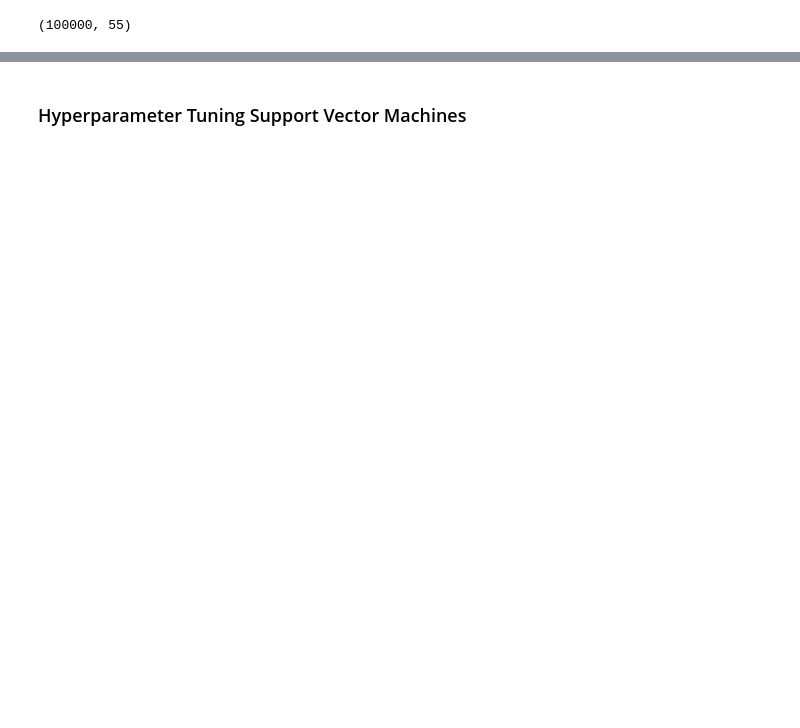
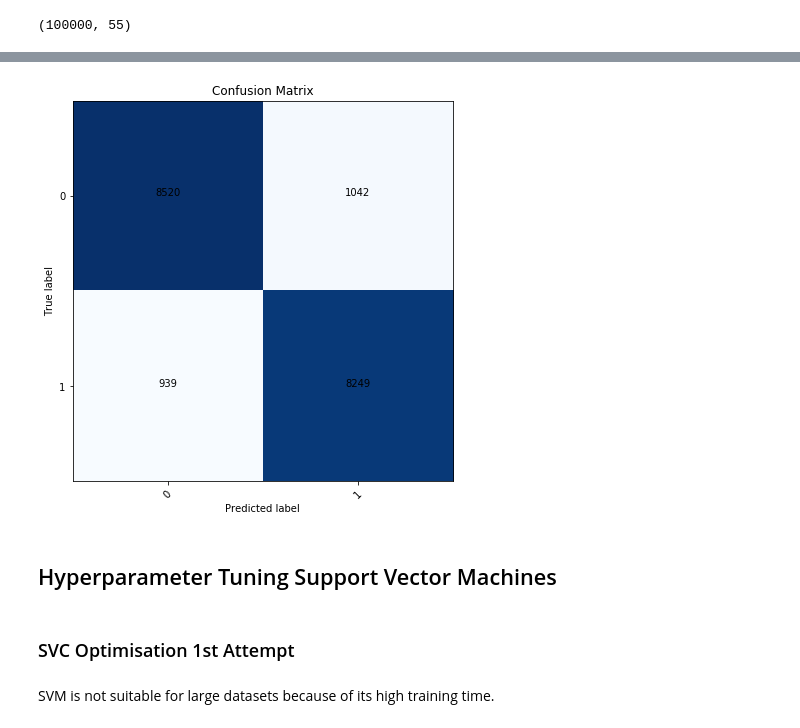
Before and after one commit to awesomeahi95/Forest_Trees, a Jupyter notebook: Forest_Ahilan.ipynb, the cells around one changed output, grey strips where cells are left out. Drawn from its saved outputs; the diff is of its cells as text; code cells hidden in the pictures; blank space fills up the shorter version.

```diff
--- a/Forest_Ahilan.ipynb
+++ b/Forest_Ahilan.ipynb
@@ -537,5 +557,11 @@ ran_forest1.show_conf_matrix()
+# %%
+ran_forest2.show_conf_matrix()
+# %% [output]
+[figure, added]
 # %% [markdown]
-### Hyperparameter Tuning Support Vector Machines
+## Hyperparameter Tuning Support Vector Machines
+# %% [markdown]
+### SVC Optimisation 1st Attempt
 # %%
 svm1 = Classification('SVM',X_train_s,X_val_s,y_train,y_val)
 # %%
@@ -544,2 +569,4 @@ svm1 = Classification('SVM',X_train_s,X_val_s,y_train,y_val)
 
 # svm1.get_scores(param_grid,skf)
+# %% [markdown]
+SVM is not suitable for large datasets because of its high training time.
```
Also changed, not shown: parts of 36 cells of this notebook.
